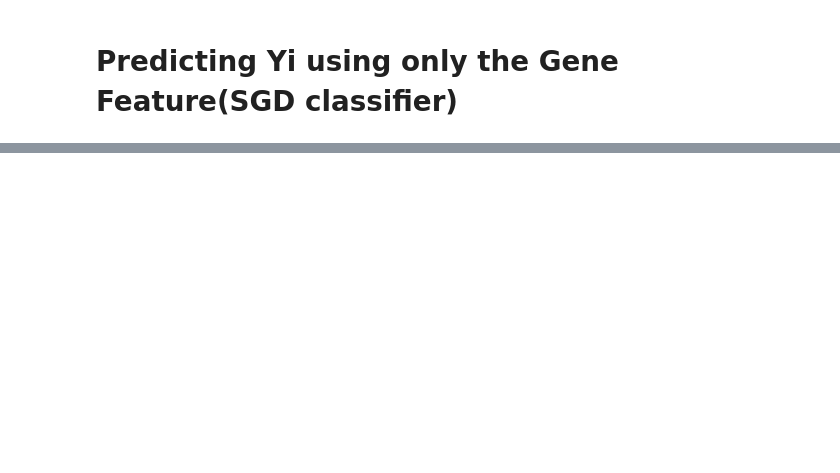
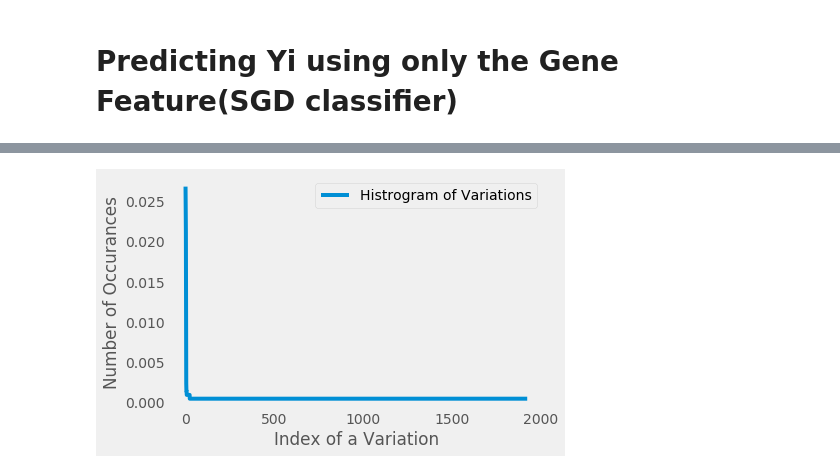
Before and after one commit to girishpillai17/Cancer-Detection, a Jupyter notebook: Project_edit.ipynb, the cells around one changed output, grey strips where cells are left out. Saved outputs shown, nothing was run; the diff lists cells and outputs as text; code cells hidden in the pictures; blank space fills up the shorter version.

```diff
--- a/Project_edit.ipynb
+++ b/Project_edit.ipynb
@@ -501,0 +596,4 @@ ValueError: X has 144 features per sample; expecting 228
+# %%
+unique_variations = train_df['Variation'].value_counts()
+print(unique_variations.shape[0])
+print(unique_variations.head())
@@ -501,0 +608,11 @@ ValueError: X has 144 features per sample; expecting 228
+# %%
+s = sum(unique_variations.values);
+h = unique_variations.values/s;
+plt.plot(h, label="Histrogram of Variations")
+plt.xlabel('Index of a Variation')
+plt.ylabel('Number of Occurances')
+plt.legend()
+plt.grid()
+plt.show()
+# %% [output]
+[figure, added]
```
Also changed, not shown: parts of 18 cells of this notebook.
